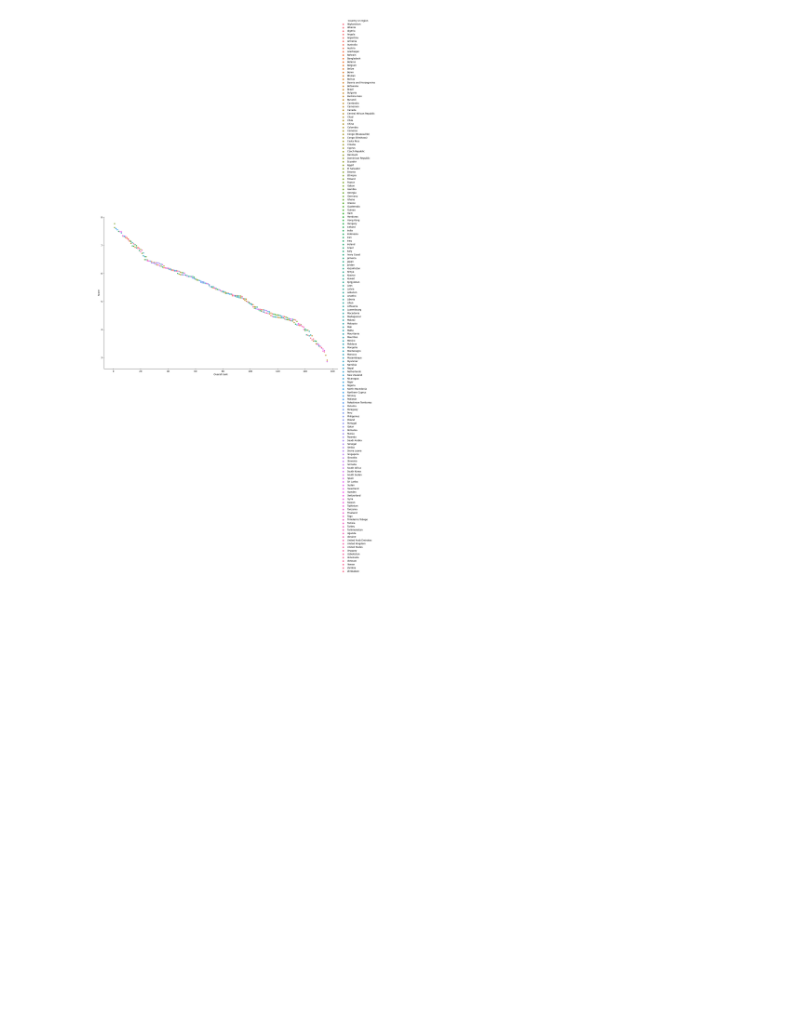
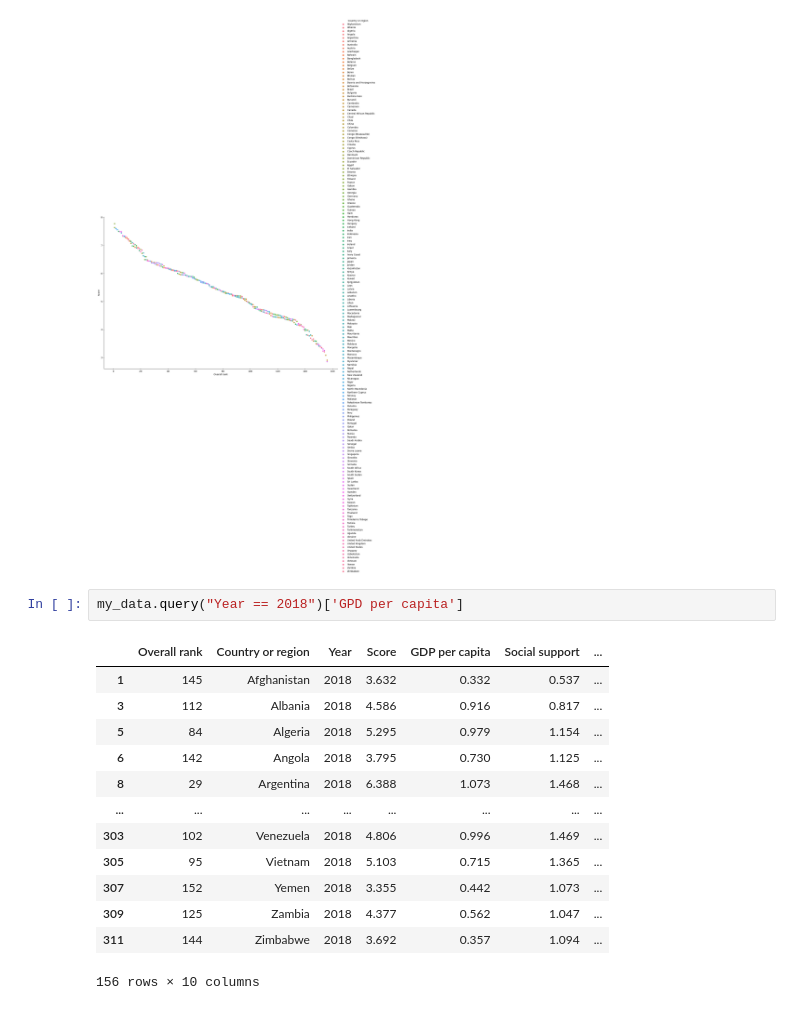
Before and after one commit to K25p2r3n0k/MiskiKuskilMillalgi, a Jupyter notebook: l6pu-too.ipynb, the cells around one changed output. Cells and saved outputs as stored; diff of their text form; blank space fills up the shorter version.

```diff
--- a/l6pu-too.ipynb
+++ b/l6pu-too.ipynb
@@ -249,3 +249,19 @@ sns.relplot(x = 'Overall rank', y = 'Score', hue = 'Country or region', data = m
 # %% [output]
 <seaborn.axisgrid.FacetGrid at 0x...>
 [figure]
+# %%
+my_data.query("Year == 2018")['GPD per capita']
+# %% [output]
+|  | Overall rank | Country or region | Year | Score | GDP per capita | Social support | ... |
+| 1 | 145 | Afghanistan | 2018 | 3.632 | 0.332 | 0.537 | ... |
+| 3 | 112 | Albania | 2018 | 4.586 | 0.916 | 0.817 | ... |
+| 5 | 84 | Algeria | 2018 | 5.295 | 0.979 | 1.154 | ... |
+| 6 | 142 | Angola | 2018 | 3.795 | 0.730 | 1.125 | ... |
+| 8 | 29 | Argentina | 2018 | 6.388 | 1.073 | 1.468 | ... |
+| ... | ... | ... | ... | ... | ... | ... | ... |
+| 303 | 102 | Venezuela | 2018 | 4.806 | 0.996 | 1.469 | ... |
+| 305 | 95 | Vietnam | 2018 | 5.103 | 0.715 | 1.365 | ... |
+| 307 | 152 | Yemen | 2018 | 3.355 | 0.442 | 1.073 | ... |
+| 309 | 125 | Zambia | 2018 | 4.377 | 0.562 | 1.047 | ... |
+| 311 | 144 | Zimbabwe | 2018 | 3.692 | 0.357 | 1.094 | ... |
+156 rows × 10 columns
```
Also changed, not shown: parts of 3 cells of this notebook.
